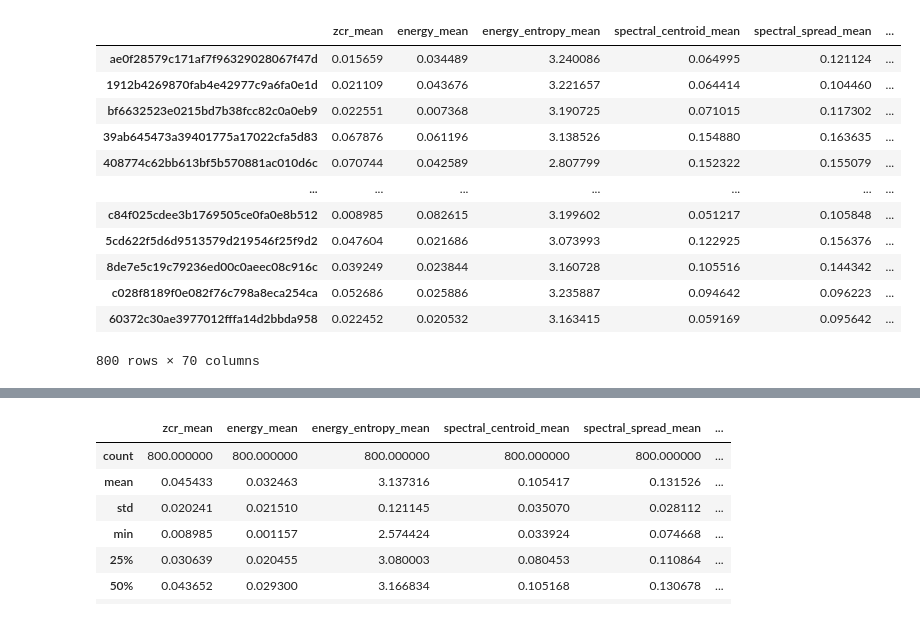
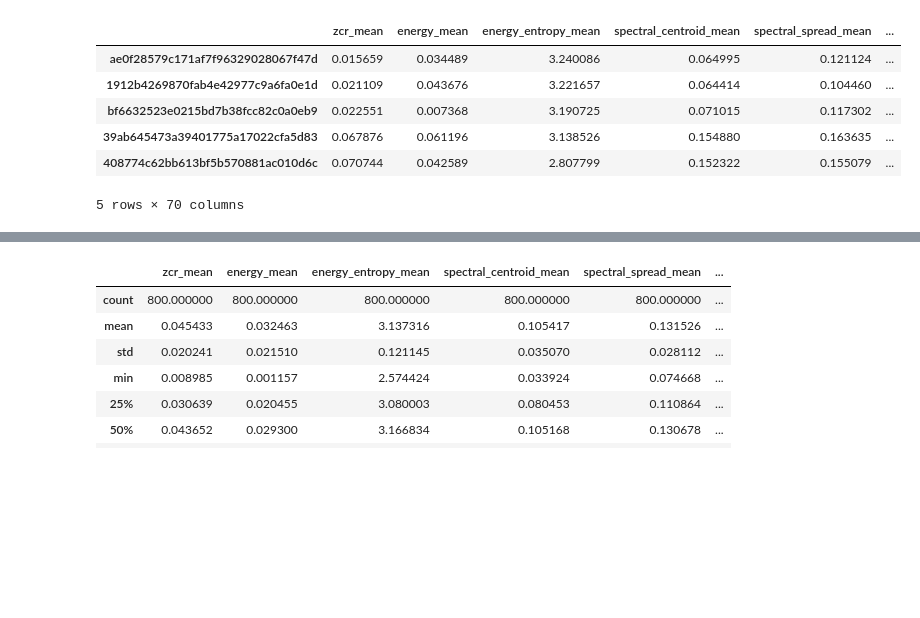
Before and after one commit to iloum/eNNio, a Jupyter notebook: Experiments/Frequent itemset.ipynb, the cells around one changed output, grey strips where cells are left out. Saved outputs shown, nothing was run; the diff lists cells and outputs as text; code cells hidden in the pictures; blank space fills up the shorter version.

```diff
--- a/Experiments/Frequent itemset.ipynb
+++ b/Experiments/Frequent itemset.ipynb
@@ -21,19 +21,13 @@ with open(r"..\data\video_features_df_{ftlist_[lbps,hogs,colors,flow],width_300,
 with open(r"..\data\metadata_df.pkl", "rb") as handle:
     metadata_df = pkl.load(handle)
 # %%
-audio_df
+audio_df.head()
 # %% [output]
 |  | zcr_mean | energy_mean | energy_entropy_mean | spectral_centroid_mean | spectral_spread_mean | ... |
 | ae0f28579c171af7f96329028067f47d | 0.015659 | 0.034489 | 3.240086 | 0.064995 | 0.121124 | ... |
 | 1912b4269870fab4e42977c9a6fa0e1d | 0.021109 | 0.043676 | 3.221657 | 0.064414 | 0.104460 | ... |
 | bf6632523e0215bd7b38fcc82c0a0eb9 | 0.022551 | 0.007368 | 3.190725 | 0.071015 | 0.117302 | ... |
 | 39ab645473a39401775a17022cfa5d83 | 0.067876 | 0.061196 | 3.138526 | 0.154880 | 0.163635 | ... |
 | 408774c62bb613bf5b570881ac010d6c | 0.070744 | 0.042589 | 2.807799 | 0.152322 | 0.155079 | ... |
-| ... | ... | ... | ... | ... | ... | ... |
-| c84f025cdee3b1769505ce0fa0e8b512 | 0.008985 | 0.082615 | 3.199602 | 0.051217 | 0.105848 | ... |
-| 5cd622f5d6d9513579d219546f25f9d2 | 0.047604 | 0.021686 | 3.073993 | 0.122925 | 0.156376 | ... |
-| 8de7e5c19c79236ed00c0aeec08c916c | 0.039249 | 0.023844 | 3.160728 | 0.105516 | 0.144342 | ... |
-| c028f8189f0e082f76c798a8eca254ca | 0.052686 | 0.025886 | 3.235887 | 0.094642 | 0.096223 | ... |
-| 60372c30ae3977012fffa14d2bbda958 | 0.022452 | 0.020532 | 3.163415 | 0.059169 | 0.095642 | ... |
-800 rows × 70 columns
+5 rows × 70 columns
 # %%
```
Also changed, not shown: parts of 12 cells of this notebook.
